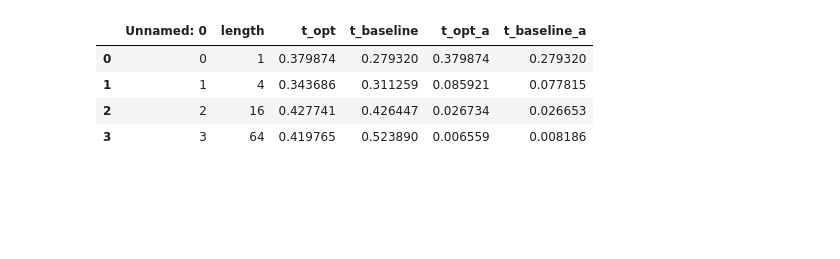
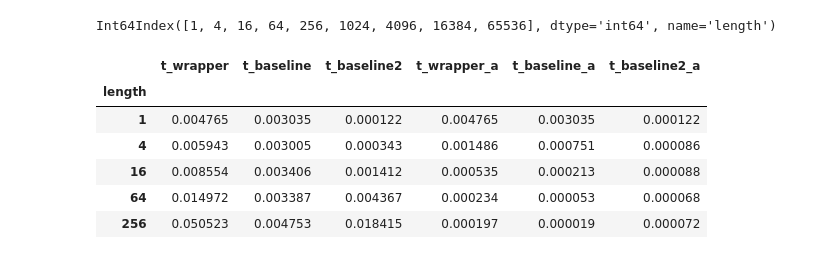
Before and after one commit to jnzd/monpoly-server, a Jupyter notebook: evaluation/data-visualization/v.ipynb, the cells around one changed output. Saved outputs shown, nothing was run; the diff lists cells and outputs as text; code cells hidden in the pictures; blank space fills up the shorter version.

```diff
--- a/evaluation/data-visualization/v.ipynb
+++ b/evaluation/data-visualization/v.ipynb
@@ -6,8 +4,18 @@ df = pd.read_csv("../results/out2.csv")
-# %%
-df
-# %% [output]
-|  | Unnamed: 0 | length | t_opt | t_baseline | t_opt_a | t_baseline_a |
-| 0 | 0 | 1 | 0.379874 | 0.279320 | 0.379874 | 0.279320 |
-| 1 | 1 | 4 | 0.343686 | 0.311259 | 0.085921 | 0.077815 |
-| 2 | 2 | 16 | 0.427741 | 0.426447 | 0.026734 | 0.026653 |
-| 3 | 3 | 64 | 0.419765 | 0.523890 | 0.006559 | 0.008186 |
+# %%
+df1 = pd.read_csv("./out1-run3.csv")
+df2 = pd.read_csv("./out2-run3.csv")
+# %%
+df1_avg = df1.groupby("length").mean()
+df1_avg.index
+# %% [output]
+Int64Index([1, 4, 16, 64, 256, 1024, 4096, 16384, 65536], dtype='int64', name='length')
+# %%
+df1_avg.head()
+# %% [output]
+|  | t_wrapper | t_baseline | t_baseline2 | t_wrapper_a | t_baseline_a | t_baseline2_a |
+| length |  |  |  |  |  |  |
+| 1 | 0.004765 | 0.003035 | 0.000122 | 0.004765 | 0.003035 | 0.000122 |
+| 4 | 0.005943 | 0.003005 | 0.000343 | 0.001486 | 0.000751 | 0.000086 |
+| 16 | 0.008554 | 0.003406 | 0.001412 | 0.000535 | 0.000213 | 0.000088 |
+| 64 | 0.014972 | 0.003387 | 0.004367 | 0.000234 | 0.000053 | 0.000068 |
+| 256 | 0.050523 | 0.004753 | 0.018415 | 0.000197 | 0.000019 | 0.000072 |
```
Also changed, not shown: parts of 9 cells of this notebook, 7 other files.
